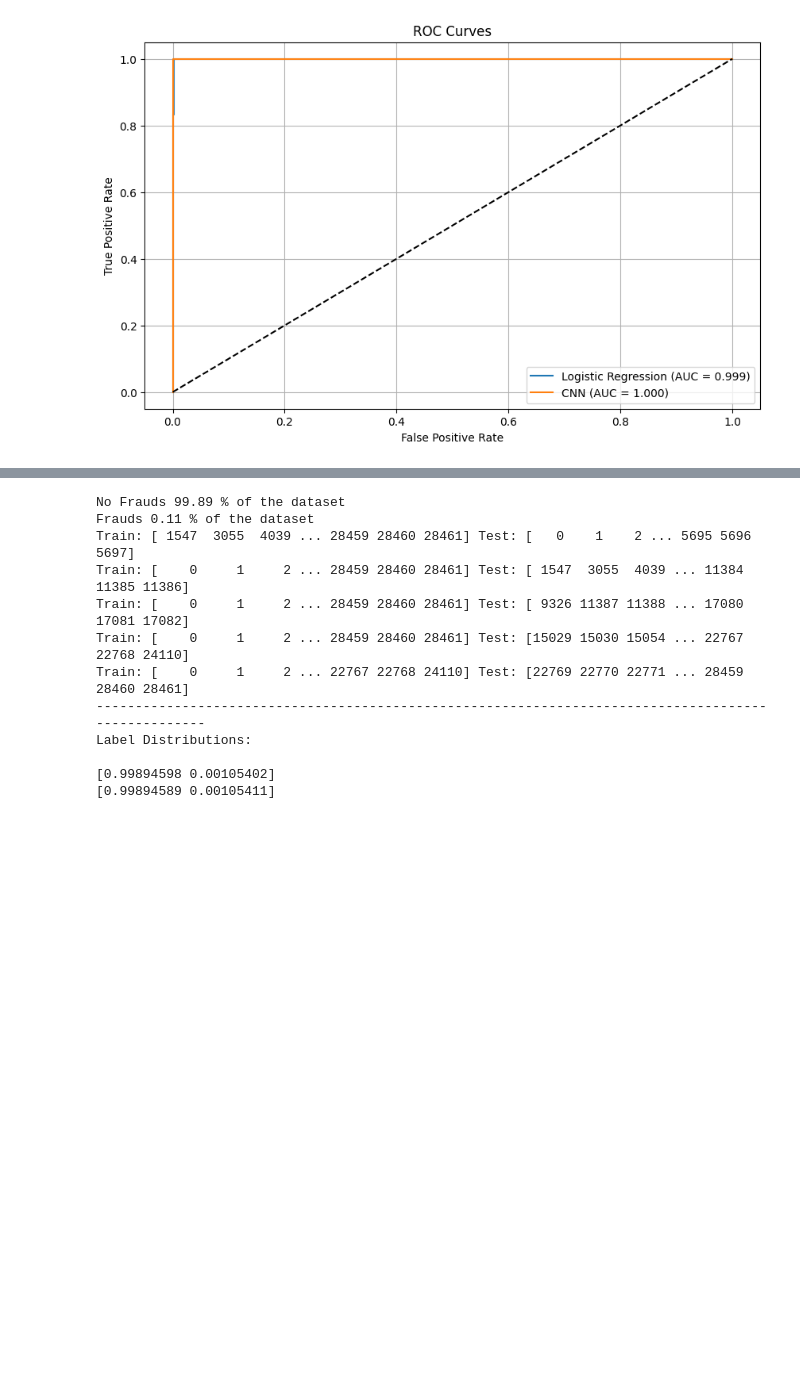
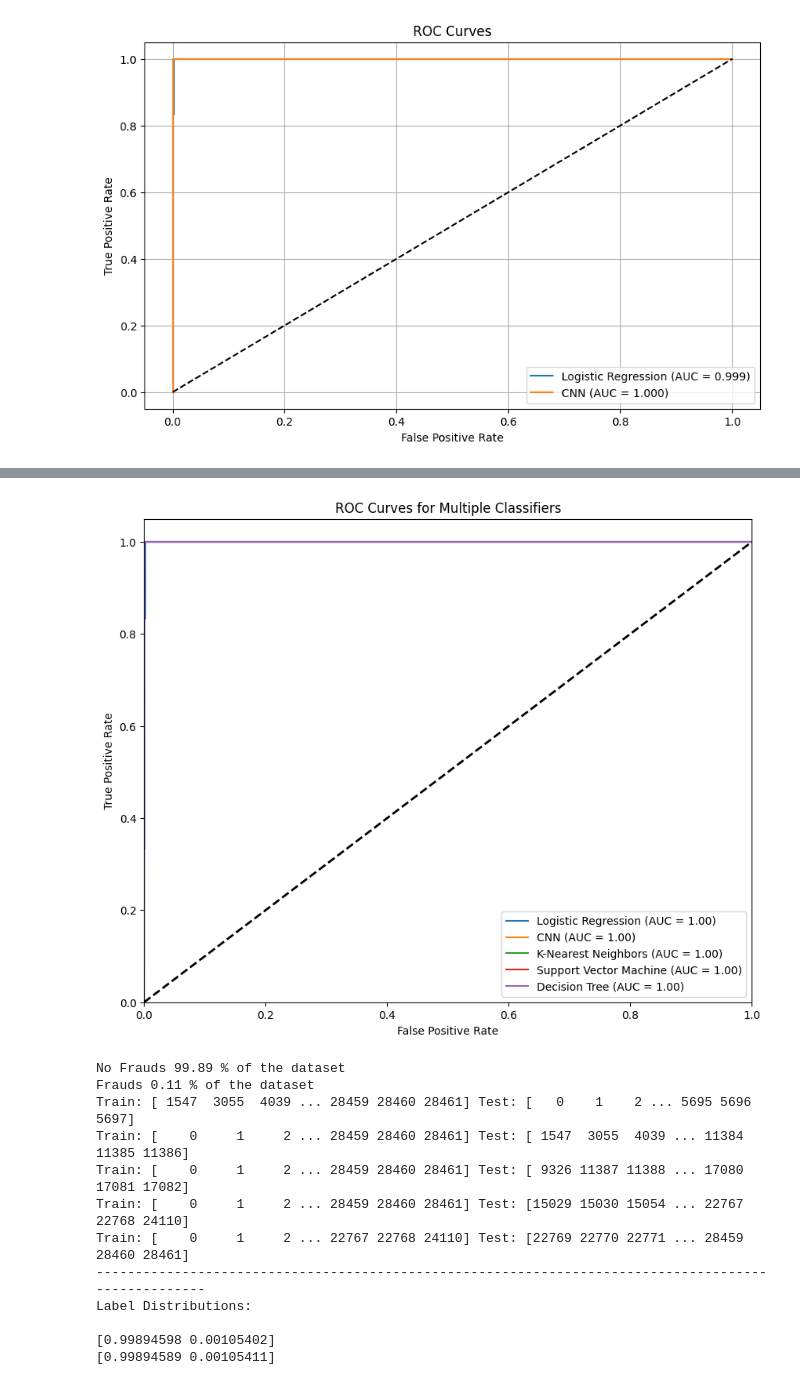
Before and after one commit to LEESUSUSUSU/Credit-card-fraud-detection-model, a Jupyter notebook: 한국카드사기_모델로_유럽_카드사기_검출.ipynb, the cells around one changed output, grey strips where cells are left out. Saved outputs shown, nothing was run; the diff lists cells and outputs as text; code cells hidden in the pictures; blank space fills up the shorter version.

```diff
--- a/한국카드사기_모델로_유럽_카드사기_검출.ipynb
+++ b/한국카드사기_모델로_유럽_카드사기_검출.ipynb
@@ -256,3 +256,46 @@ plot_roc_curves(log_reg_fpr, log_reg_tpr, cnn_fpr, cnn_tpr)
 # %% [output]
 178/178 [==============================] - 0s 1ms/step
 [figure]
+# %%
+from sklearn.linear_model import LogisticRegression
+from sklearn.neighbors import KNeighborsClassifier
+from sklearn.svm import SVC
+from sklearn.tree import DecisionTreeClassifier
+from sklearn.metrics import roc_curve, roc_auc_score
+import matplotlib.pyplot as plt
+
+# 데이터를 2차원으로 변환
+X_train_2d = X_train.reshape(X_train.shape[0], -1)
+X_test_2d = X_test.reshape(X_test.shape[0], -1)
+
+# Logistic Regression 모델 훈련 및 예측
+log_reg = LogisticRegression(max_iter=1000)
+log_reg.fit(X_train_2d, y_train)
+log_reg_pred_prob = log_reg.predict_proba(X_test_2d)[:, 1]
+log_reg_fpr, log_reg_tpr, _ = roc_curve(y_test, log_reg_pred_prob)
+
+# CNN 모델의 예측 확률 계산 및 ROC 곡선 구성
+cnn_pred_prob = model.predict(X_test).ravel()
+cnn_fpr, cnn_tpr, _ = roc_curve(y_test, cnn_pred_prob)
+
+# K-최근접 이웃 모델 훈련 및 예측
+knears = KNeighborsClassifier()
+knears.fit(X_train_2d, y_train)
+knears_pred = knears.predict_proba(X_test_2d)[:, 1]
+knear_fpr, knear_tpr, knear_threshold = roc_curve(y_test, knears_pred)
+
+# SVC 모델 훈련 및 예측
+svc = SVC(probability=True)
+svc.fit(X_train_2d, y_train)
+svc_pred = svc.predict_proba(X_test_2d)[:, 1]
+svc_fpr, svc_tpr, svc_threshold = roc_curve(y_test, svc_pred)
+
+# 결정 트리 모델 훈련 및 예측
+tree = DecisionTreeClassifier()
+tree.fit(X_train_2d, y_train)
+tree_pred = tree.predict_proba(X_test_2d)[:, 1]
+tree_fpr, tree_tpr, tree_threshold = roc_curve(y_test, tree_pred)
+
+# ROC 곡선 시각화
+plot_roc_curves_multiple(log_reg_fpr, log_reg_tpr, cnn_fpr, cnn_tpr, knear_fpr, knear_tpr, svc_fpr, svc_tpr, tree_fpr, tree_tpr)
+# %% [output]
@@ -259,3 +303,4 @@ plot_roc_curves(log_reg_fpr, log_reg_tpr, cnn_fpr, cnn_tpr)
+[figure, added]
 # %%
 from sklearn.model_selection import train_test_split
 from sklearn.model_selection import StratifiedShuffleSplit
```
Also changed, not shown: parts of 8 cells of this notebook.
